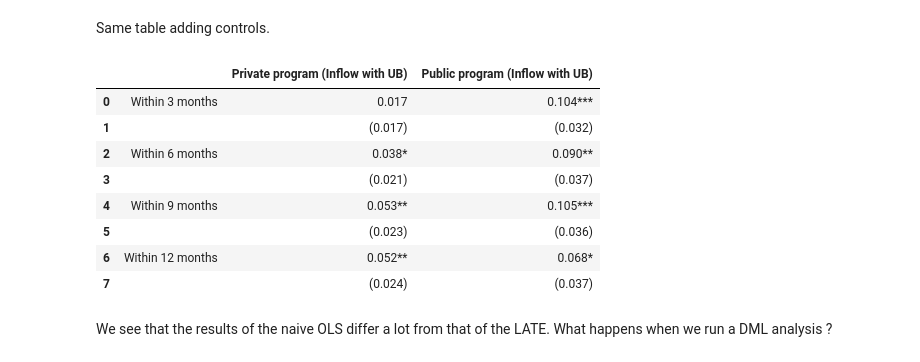
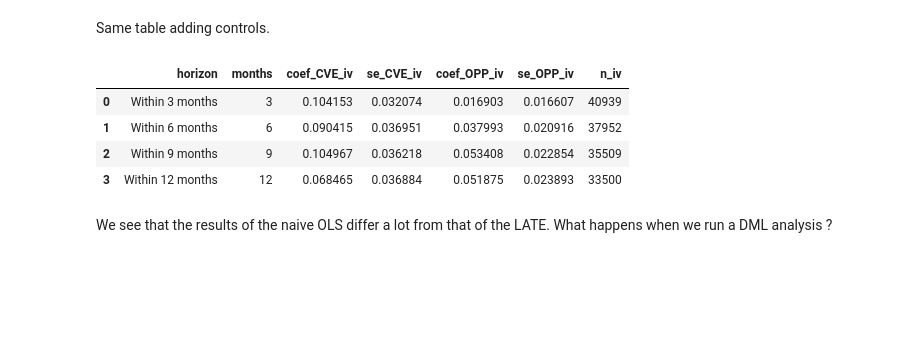
Before and after one commit to selaazdoudi/Private-vs-Public-Job-Search-Counseling, a Jupyter notebook: DML_LATE.ipynb, the cells around one changed output. Saved outputs shown, nothing was run; the diff lists cells and outputs as text; code cells hidden in the pictures; blank space fills up the shorter version.

```diff
--- a/DML_LATE.ipynb
+++ b/DML_LATE.ipynb
@@ -41,0 +58,6 @@ print(table)
+# %%
+sample_cveopp = df.loc[df["SAMPLE_CVEOPP"] == 1]
+
+table = pd.crosstab(sample_cveopp["OPP"], sample_cveopp["acceptationCVE_6MOIS"])
+
+print(table)
@@ -186,24 +213,25 @@ display(table_iv_manual)
 Same table adding controls.
 # %%
 X_stata = [
-"nivetude1","nivetude3","nivetude4",
-"Cadre","Techn","EmployQ","EmployNQ","OuvrQ",
-"agegr2635","agegr3645","agegr4655","agegr56",
-"femme","marie",
-"onechild","twoormorechild",
-"French","African",
-"IdF","North",
-"ce1","ce2",
-"EconLayoff","PersLayoff","EndCDD","EndInterim",
-"exper0","exper1_5",
-"rsqstat2","rsqstat3",
-"tempcomp","dezus",
-"salaireB","salaireC","salaireD","salaireE","salaireG",
-"primo",
-"Insertion","Interim",
-"Q1","Q2","Q3"
+    "nivetude1","nivetude3","nivetude4",
+    "Cadre","Techn","EmployQ","EmployNQ","OuvrQ",
+    "agegr2635","agegr3645","agegr4655","agegr56",
+    "femme","marie",
+    "onechild","twoormorechild",
+    "French","African",
+    "IdF","North",
+    "ce1","ce2",
+    "EconLayoff","PersLayoff","EndCDD","EndInterim",
+    "exper0","exper1_5",
+    "rsqstat2","rsqstat3",
+    "tempcomp","dezus",
+    "salaireB","salaireC","salaireD","salaireE","salaireG",
+    "primo",
+    "Insertion","Interim",
+    "Q1","Q2","Q3"
 ]
-rows = []
+
+iv_results_numeric = []
 
 for spec in specs:
 
@@ -217,75 +245,56 @@ for spec in specs:
     ] + X_stata
 
     temp = df.loc[df["SAMPLE_CVEOPP"] == 1, cols].copy()
-    temp = temp.dropna()
 
-    # conversion numérique
     for c in cols:
         temp[c] = pd.to_numeric(temp[c], errors="coerce")
 
     temp = temp.dropna()
 
-    y = temp[spec["y"]]
-    d_cve = temp[spec["d_cve"]]
-    d_opp = temp[spec["d_opp"]]
-    z = temp[["CVE", "OPP"]]
-    X = temp[X_stata]
-    w = temp[spec["w"]]
-
-    # IMPORTANT:
-    # statsmodels WLS n'est pas approprié avec des poids négatifs.
-    # On garde seulement les poids strictement positifs si tu veux une estimation valide.
-    temp_valid = temp.loc[w > 0].copy()
+    w_all = temp[spec["w"]]
+    temp_valid = temp.loc[w_all > 0].copy()
 
     y = temp_valid[spec["y"]]
     d_cve = temp_valid[spec["d_cve"]]
     d_opp = temp_valid[spec["d_opp"]]
     z = temp_valid[["CVE", "OPP"]]
     X = temp_valid[X_stata]
     w = temp_valid[spec["w"]]
 
-    # 1er étage : instruments + contrôles
+    # First stage
     Z1 = pd.concat([z, X], axis=1)
     Z1 = sm.add_constant(Z1, has_constant="add")
 
     fs_cve = sm.WLS(d_cve, Z1, weights=w).fit()
     fs_opp = sm.WLS(d_opp, Z1, weights=w).fit()
 
     d_cve_hat = fs_cve.fittedvalues.rename(spec["d_cve"])
     d_opp_hat = fs_opp.fittedvalues.rename(spec["d_opp"])
 
-    # 2e étage : d_hat + contrôles
+    # Second stage
     X2 = pd.concat([d_cve_hat, d_opp_hat, X], axis=1)
     X2 = sm.add_constant(X2, has_constant="add")
 
     ss = sm.WLS(y, X2, weights=w).fit(cov_type="HC1")
 
-    cve_coef, cve_se = fmt_coef_and_se(ss, spec["d_cve"])
-    opp_coef, opp_se = fmt_coef_and_se(ss, spec["d_opp"])
+    iv_results_numeric.append({
+        "horizon": spec["label"],
+        "months": int(spec["label"].split()[1]),   # works if label = "3 months", etc.
+        "coef_CVE_iv": ss.params[spec["d_cve"]],
+        "se_CVE_iv": ss.bse[spec["d_cve"]],
+        "coef_OPP_iv": ss.params[spec["d_opp"]],
+        "se_OPP_iv": ss.bse[spec["d_opp"]],
+        "n_iv": len(temp_valid)
+    })
 
-    rows.append([spec["label"], opp_coef, cve_coef])
-    rows.append(["", opp_se, cve_se])
-
-table_iv_manual = pd.DataFrame(
-    rows,
-    columns=[
-        "",
-        "Private program (Inflow with UB)",
-        "Public program (Inflow with UB)"
-    ]
-)
-
-display(table_iv_manual)
+iv_summary = pd.DataFrame(iv_results_numeric).sort_values("months")
+display(iv_summary)
 # %% [output]
-|  |  | Private program (Inflow with UB) | Public program (Inflow with UB) |
-| 0 | Within 3 months | 0.017 | 0.104*** |
-| 1 |  | (0.017) | (0.032) |
-| 2 | Within 6 months | 0.038* | 0.090** |
-| 3 |  | (0.021) | (0.037) |
-| 4 | Within 9 months | 0.053** | 0.105*** |
-| 5 |  | (0.023) | (0.036) |
-| 6 | Within 12 months | 0.052** | 0.068* |
-| 7 |  | (0.024) | (0.037) |
+|  | horizon | months | coef_CVE_iv | se_CVE_iv | coef_OPP_iv | se_OPP_iv | n_iv |
+| 0 | Within 3 months | 3 | 0.104153 | 0.032074 | 0.016903 | 0.016607 | 40939 |
+| 1 | Within 6 months | 6 | 0.090415 | 0.036951 | 0.037993 | 0.020916 | 37952 |
+| 2 | Within 9 months | 9 | 0.104967 | 0.036218 | 0.053408 | 0.022854 | 35509 |
+| 3 | Within 12 months | 12 | 0.068465 | 0.036884 | 0.051875 | 0.023893 | 33500 |
 # %% [markdown]
 We see that the results of the naive OLS differ a lot from that of the LATE. What happens when we run a DML analysis ?
 # %% [markdown]
```
Also changed, not shown: parts of 11 cells of this notebook, 1 other file.
